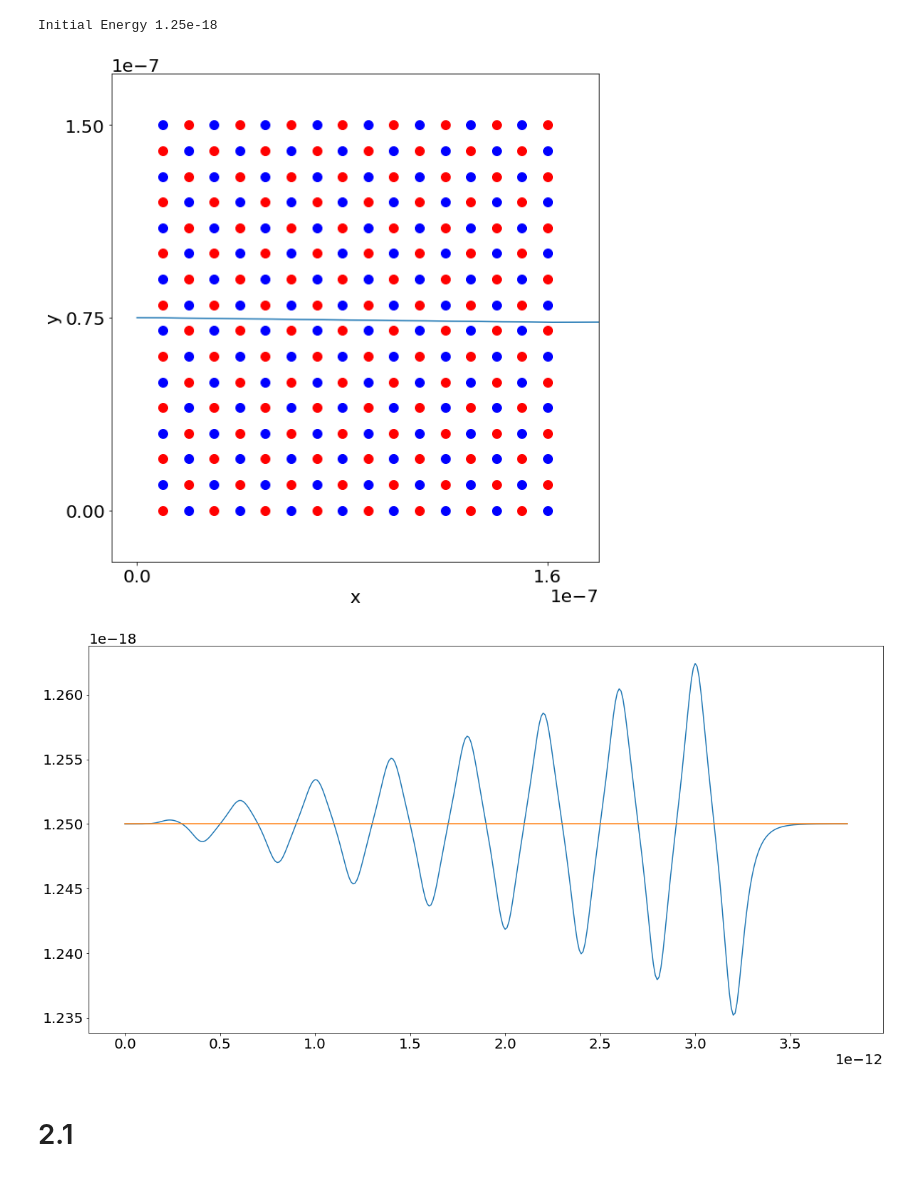
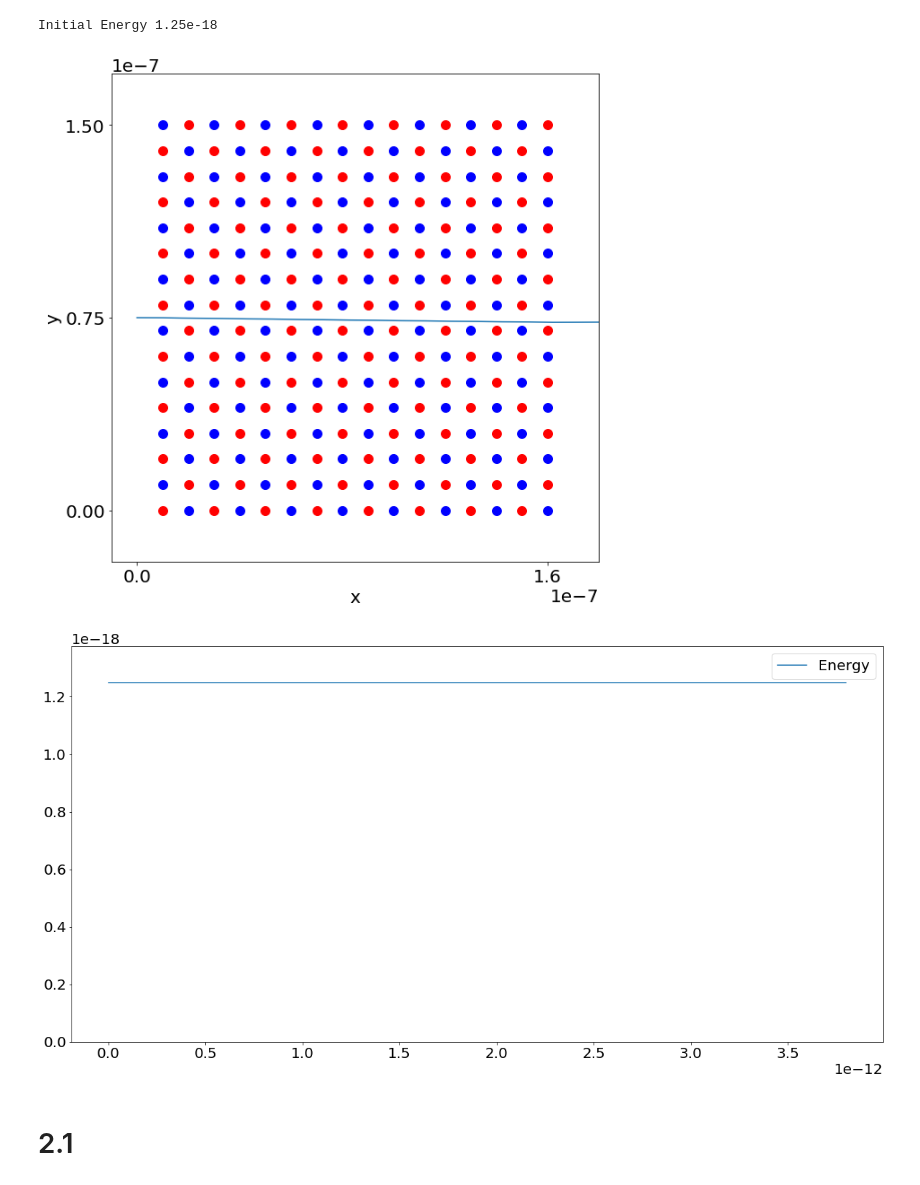
Before and after one commit to atormakh/SimulacionDeSistemas, a Jupyter notebook: SimulacionTemporal/campoElectrico.ipynb, the cells around one changed output. Saved outputs shown, nothing was run; the diff lists cells and outputs as text; code cells hidden in the pictures.

Commit message:
fix potential energy bug

```diff
--- a/SimulacionTemporal/campoElectrico.ipynb
+++ b/SimulacionTemporal/campoElectrico.ipynb
@@ -14,56 +14,74 @@ plt.rcParams.update({'font.size': 20})
 plt.rc('figure', figsize=(20, 10))
 # %%
 # 3.2 pico seconds for particle to travel L
-def exec(dt=1e-13, dt2=1e-12, tf=1, v=5e3, r=0):
+def exec(method="Verlet",dt=1e-13, dt2=1e-12, tf=1, v=5e3, r=0):
 
     command = f"java -cp target/SimulacionTemporal-1.0-SNAPSHOT.jar \
                 -Ddt={dt} -Ddt2={dt2} -Dtf={tf} \
                 -Dv={v} -Dr={r} \
+                -Dmethod={method} \
                 ElectricFieldSystem"
     proc = os.popen(command)
     escaped = proc.readlines()[0]
     proc.close()
     data = data_import.Data("ElectricField.txt")
     return data, int(escaped)
+# %%
+def calculate_kinetic_energy(vx,vy,m):
+    return 0.5*m*(vx**2 + vy**2)
 # %%
 X = []
 Y = []
 E = []
 T = []
 
 grid = Grid(N, D, Q)
 V = 5e4
-data, escaped = exec(r=0, dt=1e-15, dt2=1e-14, v=V)
-Ei = grid.calculate_energy(0, (N-1)/2, V, 0, M, Q)
-print("Initial Energy", Ei)
+r=0
+data, escaped = exec(method="Gear",r=r, dt=1e-15, dt2=1e-14, v=V)
+EU = [grid.calculate_energy(0, (N-1)*D/2 + r*D, Q)]
+EK = [calculate_kinetic_energy(V,0,M)]
+E =  [EU[0] + EK[0]]
+T.append(0)
+X.append(0)
+Y.append((N-1)*D/2 + r*D)
+print("Initial Energy", E[0])
 for t, x, y, vx, vy in data:
     T.append(t)
     X.append(x)
     Y.append(y)
-    E.append(grid.calculate_energy(x, y, vx, vy, M, Q))
+    EU.append(grid.calculate_energy(x, y, Q))
+    EK.append(calculate_kinetic_energy(vx, vy, M))
+    E.append(EU[-1] + EK[-1])
 
 
 plt.figure("Trajectory")
 grid.plot()
 plt.plot(X, Y, "-", markersize=1)
 plt.xticks([0, N*D])
 plt.yticks([0, (N-1)*D/2, N*D - D])
 plt.ylim(-2*D, N*D + D)
 plt.xlim(-D, N*D + 2*D)
 plt.gca().set_aspect('equal')
 plt.xlabel("x")
 plt.ylabel("y")
 plt.show()
 
 plt.figure("Energy")
 
-plt.plot(T, E)
-plt.plot(T, [Ei]*len(T))
+plt.plot(T, E, label="Energy")
+#plt.plot(T, EU, label="Potential")
+#plt.plot(T, EK, label="Kinetic")
+#plt.yscale("log")
+#plt.plot(T, [E[0]]*len(T))
+plt.ticklabel_format(style='sci', axis='y', scilimits=(0,0), useOffset=False)
+plt.ylim(0, max(E)*1.1)
+plt.legend()
 plt.show()
 # %% [output]
 Initial Energy 1.25e-18
 [figure]
-[figure, old version]
+[figure, new version]
 # %% [markdown]
 # 2.1
 # %%
```
Also changed, not shown: parts of 2 cells of this notebook, 6 other files.
